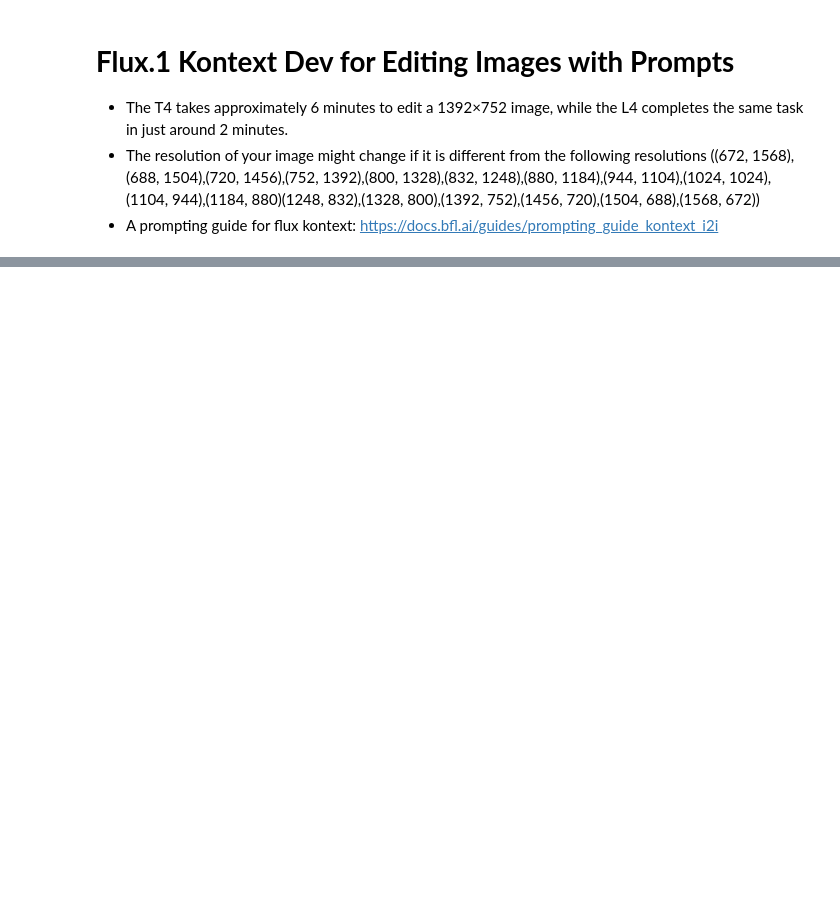
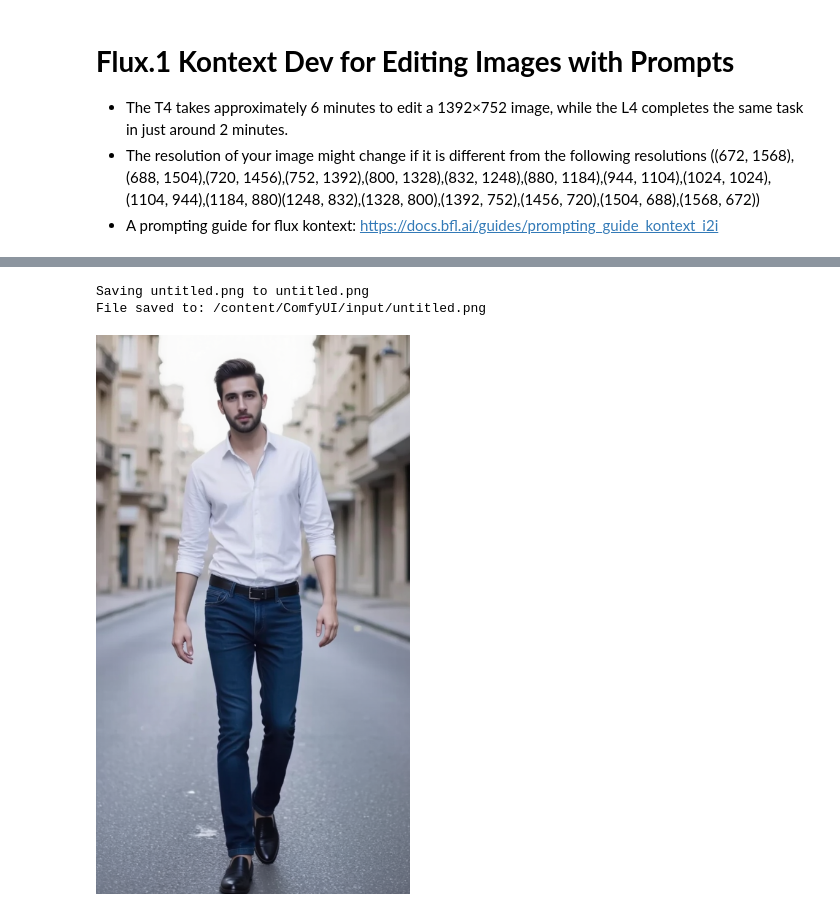
Before and after one commit to aflammkhtart5/Google-Colab_Notebooks, a Jupyter notebook: flux/Flux1_Kontext_Dev.ipynb, the cells around one changed output, grey strips where cells are left out. Drawn from its saved outputs; the diff is of its cells as text; code cells hidden in the pictures; blank space fills up the shorter version.

```diff
--- a/flux/Flux1_Kontext_Dev.ipynb
+++ b/flux/Flux1_Kontext_Dev.ipynb
@@ -814,9 +823,10 @@ print("✅ Environment Setup Complete!")
 # @title Upload Image 1
 
 file_uploaded = upload_file()
-display_upload = False # @param {type:"boolean"}
+display_upload = True # @param {type:"boolean"}
 if display_upload:
     if file_uploaded.lower().endswith(('.png', '.jpg', '.jpeg')):
         display(IPImage(filename=file_uploaded))
     else:
         print("Image format cannnot be displayed.")
+# %% [output]
@@ -823,3 +834,6 @@ if display_upload:
+Saving untitled.png to untitled.png
+File saved to: /content/ComfyUI/input/untitled.png
+[figure, added]
 # %%
 # @title Upload Image 2 (optional)
 
```
Also changed, not shown: parts of 4 cells of this notebook.
